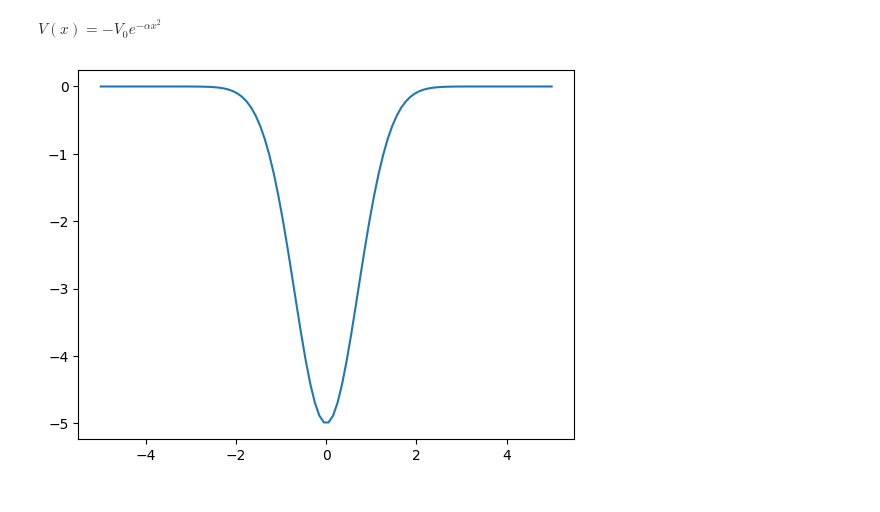
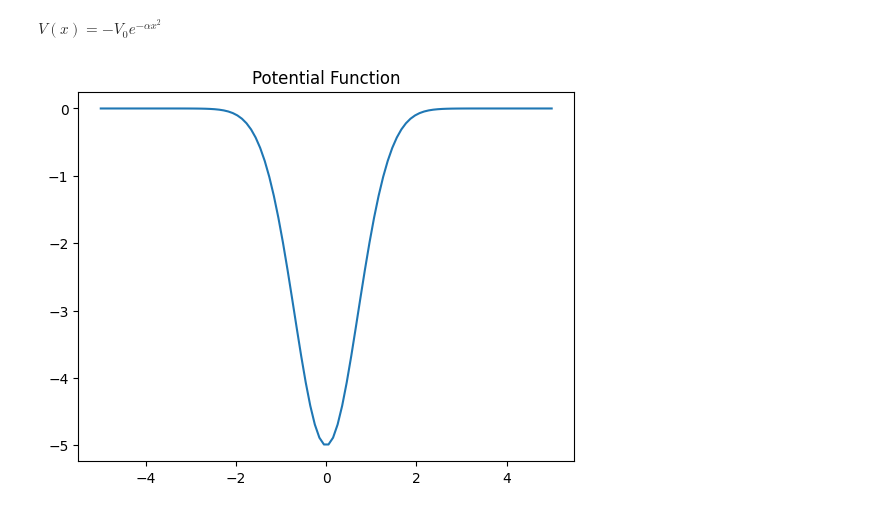
Before and after one commit to ZilD117/Comp-Physics, a Jupyter notebook: Hamiltonian Eigenvalues.ipynb, the cells around one changed output. Cells and saved outputs as stored; diff of their text form; code cells hidden in the pictures.

```diff
--- a/Hamiltonian Eigenvalues.ipynb
+++ b/Hamiltonian Eigenvalues.ipynb
@@ -10,27 +10,28 @@ $V(x) = -V_0 e^{-\alpha x^2}$
 # %%
 # declarations
 n = 100
 L = 5
 V_0 = -5
 alpha = 1
 x = np.linspace(-L, L, n)
 dx = (2*L)/n
 V = np.zeros(n)
 h = np.zeros((n, n))
 
 # functions
 def potential(x):
     return V_0*(np.e**(-alpha*(x**2)))
 
 
 # plot potential
 for i in range(0, n):
     V[i] = potential(x[i])
 
 plt.plot(x, V)
+plt.title("Potential Function")
 plt.show()
 # %% [output]
-[figure, old version]
+[figure, new version]
 # %%
 # generate matrix
 for i in range(0, n):
```
Also changed, not shown: parts of 2 cells of this notebook.
